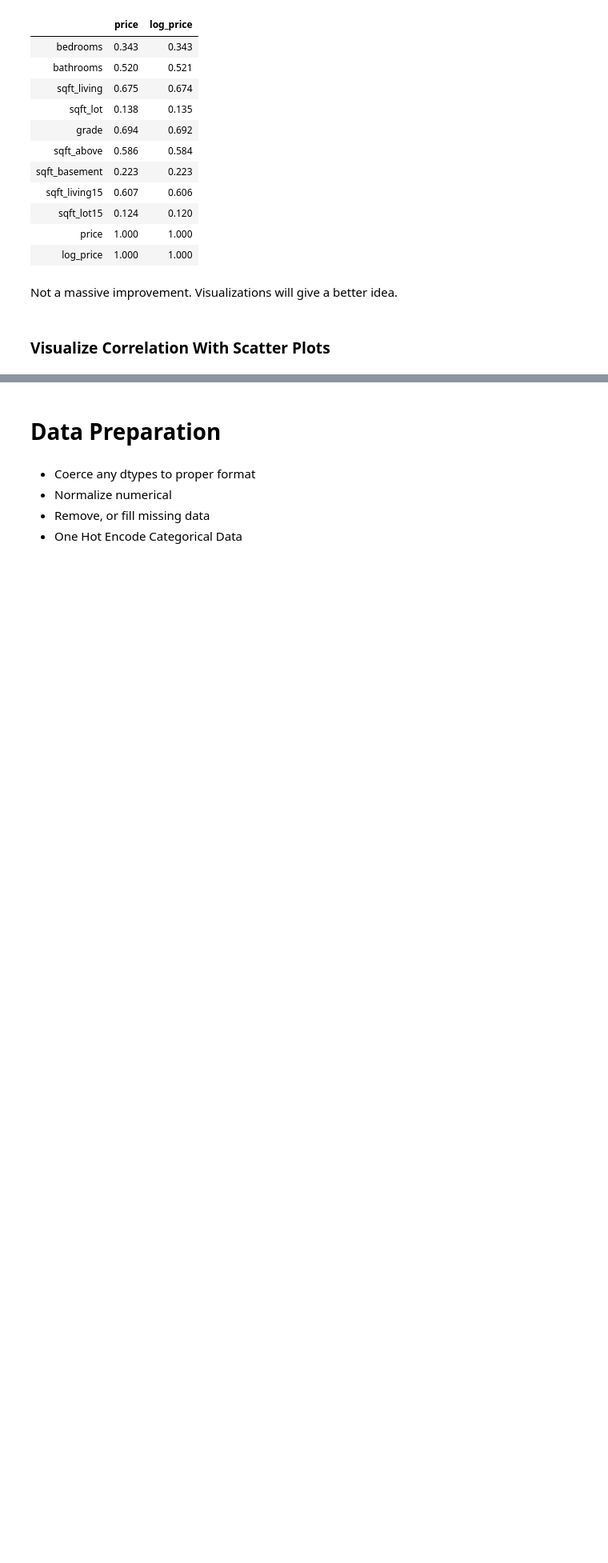
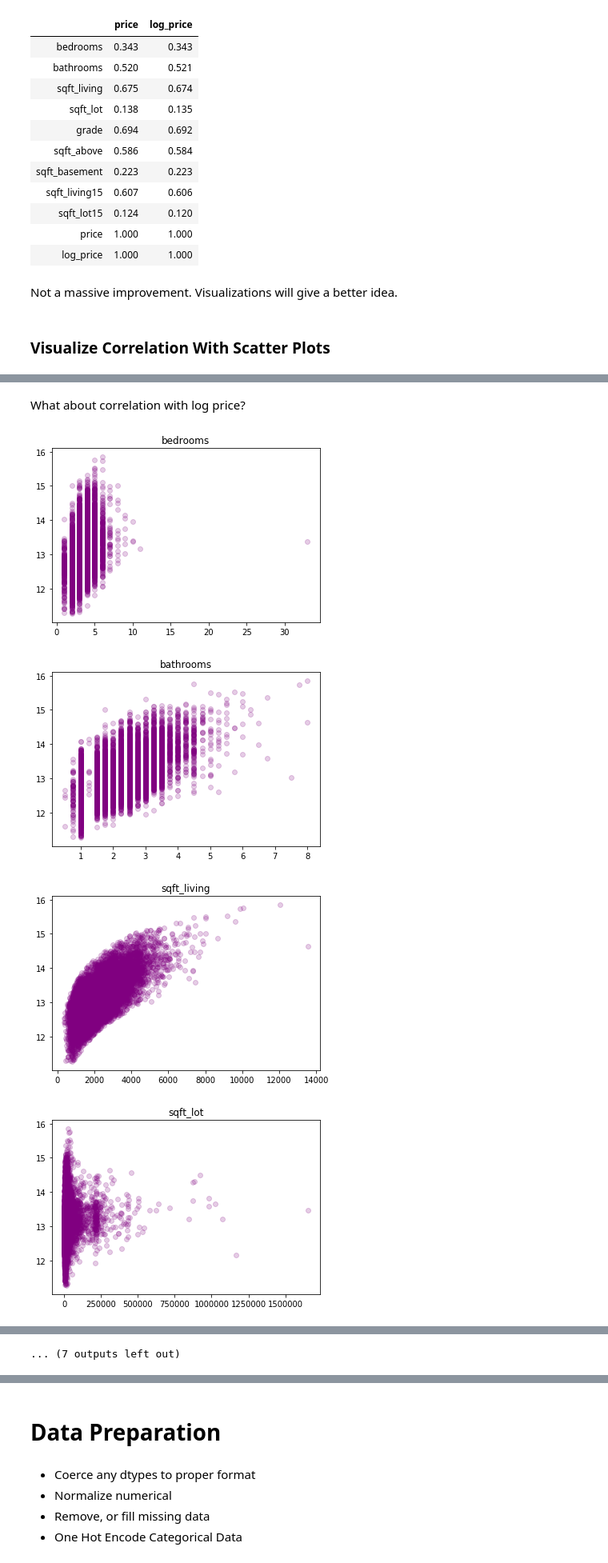
Before and after one commit to Patrickbfuller/lin_reg_tutorial, a Jupyter notebook: linear_regression.ipynb, the cells around one changed output, grey strips where cells are left out. Shown at 80% size. Cells and saved outputs as stored; diff of their text form; code cells hidden in the pictures; blank space fills up the shorter version.

```diff
--- a/linear_regression.ipynb
+++ b/linear_regression.ipynb
@@ -528 +522,13 @@ for col in df_viz.drop(['id', 'price', 'date'], axis=1).columns:
 ... (7 outputs left out)
+# %% [markdown]
+What about correlation with log price?
+# %%
+for col in df_viz.drop(['id', 'price', 'date'], axis=1).columns:
+    plt.scatter(df_viz[col], df_viz.log_price, alpha=0.2, c='purple')
+    plt.title(col)
+    plt.show()
+# %% [output]
+[figure, added]
+[figure, added]
+[figure, added]
+[figure, added]
@@ -528,0 +543 @@ for col in df_viz.drop(['id', 'price', 'date'], axis=1).columns:
+... (7 outputs left out)
```
Also changed, not shown: parts of 10 cells of this notebook.
